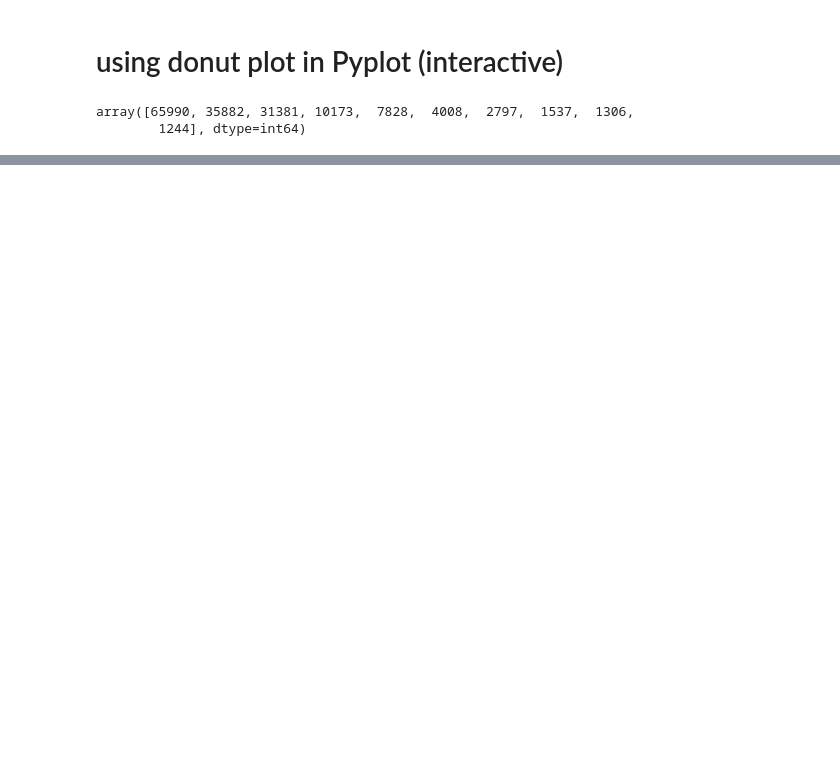
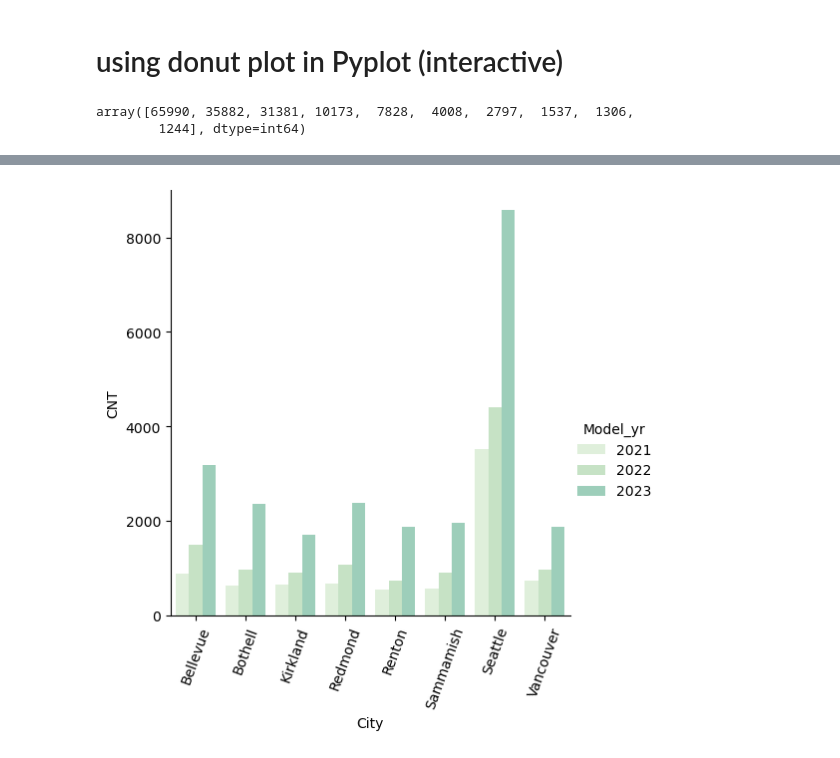
Before and after one commit to sshettyongit/EV_EDA_tesla, a Jupyter notebook: EV-EDA.ipynb, the cells around one changed output, grey strips where cells are left out. Drawn from its saved outputs; the diff is of its cells as text; code cells hidden in the pictures; blank space fills up the shorter version.

```diff
--- a/EV-EDA.ipynb
+++ b/EV-EDA.ipynb
@@ -173,0 +287,12 @@ fig.show()
+# %%
+x = city_per_year[city_per_year[0] > 100]
+
+x = x[x['Model Year'].isin([2021,2022,2023])]
+x['cnt'] = x.groupby('City')['City'].transform('count')
+x = x[x['cnt'] == 3]
+x = x.drop(columns= ['cnt'] , axis=1)
+x.head(3)
+# %%
+state_ev = x.pivot( values= 0 , columns= 'Model Year', index= 'City').sort_values(by=[2023] , ascending= False).head(8)
+state_ev = state_ev.reset_index()
+state_ev
@@ -173,0 +309,2 @@ fig.show()
+# %%
+state_ev_org = pd.melt(state_ev , id_vars='City' , value_name= 'CNT' , var_name= 'Model_yr' , value_vars= [2021, 2022 ,2023]).sort_values(by=['City','Model_yr']).reset_index().drop(columns=['index'])
@@ -173,0 +335,6 @@ fig.show()
+# %%
+fig1  = sns.catplot(data = state_ev_org, x = 'City' , kind = "bar" , y = 'CNT' , hue='Model_yr')
+fig1.tick_params(axis='x' , rotation = 70)
+sns.set_palette('GnBu')
+# %% [output]
+[figure, added]
```
Also changed, not shown: parts of 18 cells of this notebook.
